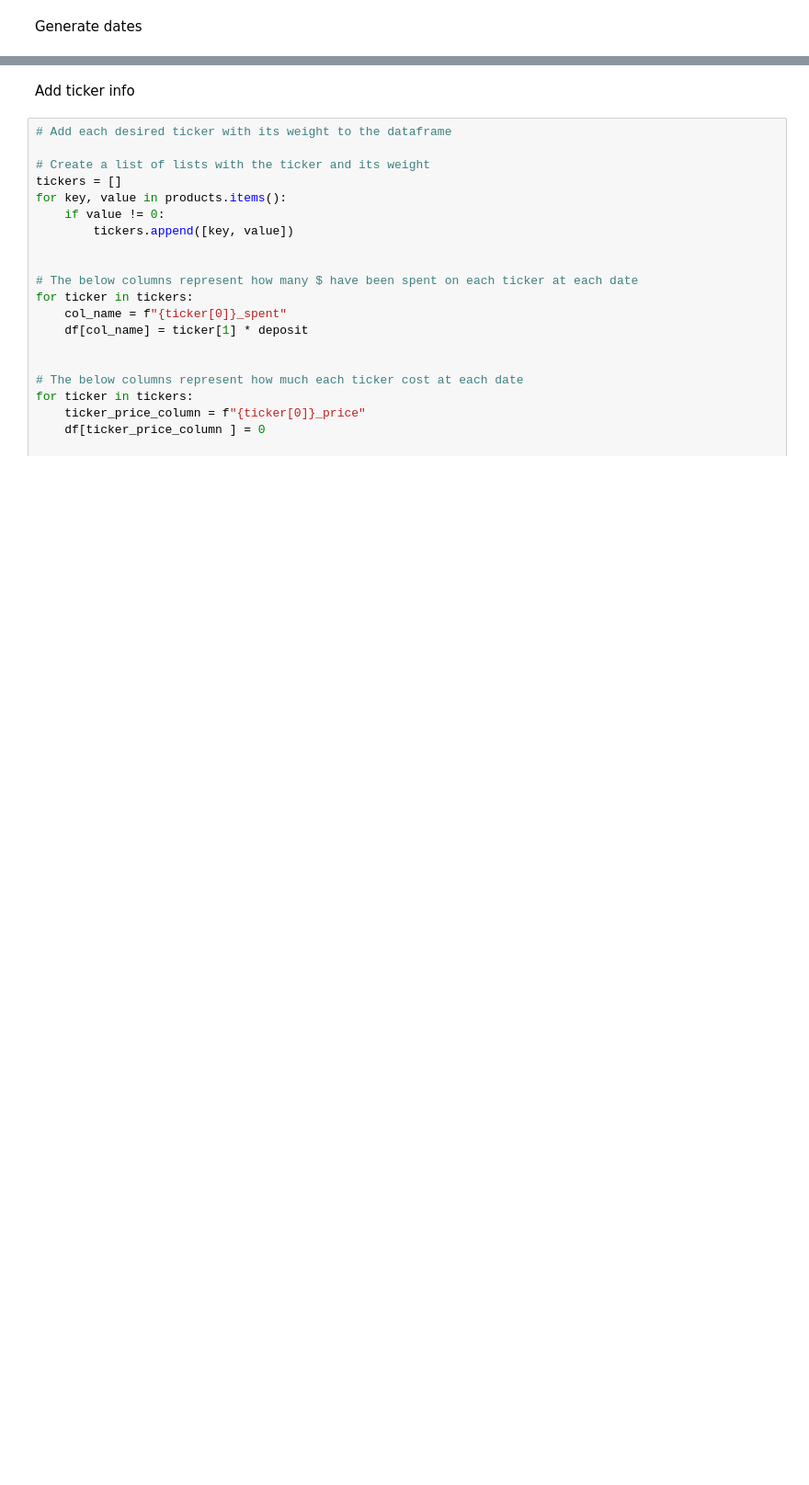
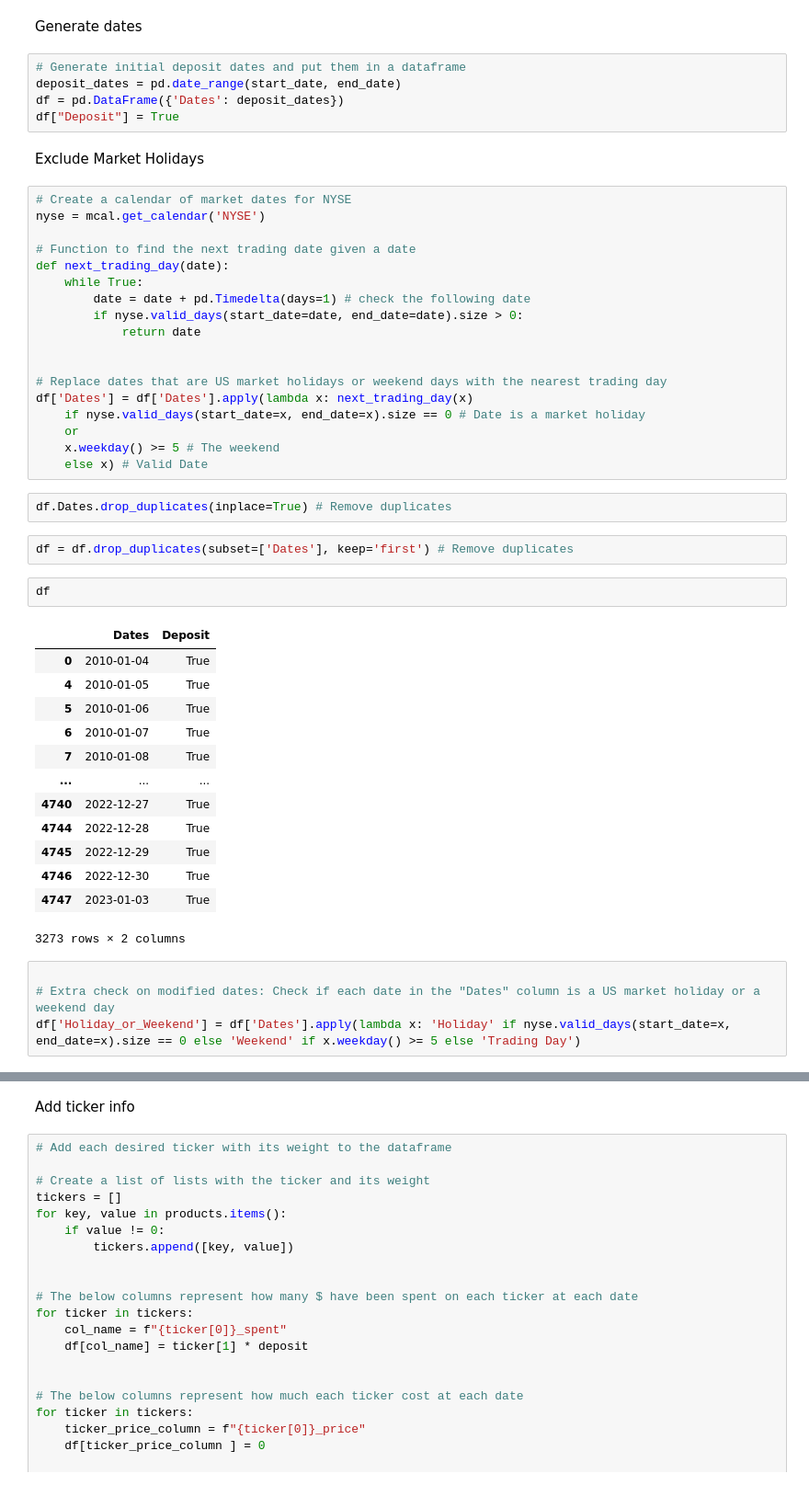
Before and after one commit to feyzijan/PortfolioAnalyzer, a Jupyter notebook: PortfolioSelection.ipynb, the cells around one changed output, grey strips where cells are left out. Shown at 92% size. Saved outputs shown, nothing was run; the diff lists cells and outputs as text; blank space fills up the shorter version.

```diff
--- a/Backtester.ipynb
+++ b/PortfolioSelection.ipynb
@@ -58,3 +56,52 @@ def generate_deposits_dataframe(products, start_date, end_date, frequency, depos
 # %% [markdown]
 Generate dates
+# %%
+# Generate initial deposit dates and put them in a dataframe
+deposit_dates = pd.date_range(start_date, end_date)
+df = pd.DataFrame({'Dates': deposit_dates})
+df["Deposit"] = True
+# %% [markdown]
+Exclude Market Holidays
+# %%
+# Create a calendar of market dates for NYSE
+nyse = mcal.get_calendar('NYSE')
+
+# Function to find the next trading date given a date
+def next_trading_day(date):
+    while True:
+        date = date + pd.Timedelta(days=1) # check the following date
+        if nyse.valid_days(start_date=date, end_date=date).size > 0:
+            return date
+
+
+# Replace dates that are US market holidays or weekend days with the nearest trading day
+df['Dates'] = df['Dates'].apply(lambda x: next_trading_day(x)
+    if nyse.valid_days(start_date=x, end_date=x).size == 0 # Date is a market holiday
+    or
+    x.weekday() >= 5 # The weekend
+    else x) # Valid Date
+# %%
+df.Dates.drop_duplicates(inplace=True) # Remove duplicates
+# %%
+df = df.drop_duplicates(subset=['Dates'], keep='first') # Remove duplicates
+# %%
+df
+# %% [output]
+|  | Dates | Deposit |
+| 0 | 2010-01-04 | True |
+| 4 | 2010-01-05 | True |
+| 5 | 2010-01-06 | True |
+| 6 | 2010-01-07 | True |
+| 7 | 2010-01-08 | True |
+| ... | ... | ... |
+| 4740 | 2022-12-27 | True |
+| 4744 | 2022-12-28 | True |
+| 4745 | 2022-12-29 | True |
+| 4746 | 2022-12-30 | True |
+| 4747 | 2023-01-03 | True |
+3273 rows × 2 columns
+# %%
+
+# Extra check on modified dates: Check if each date in the "Dates" column is a US market holiday or a weekend day
+df['Holiday_or_Weekend'] = df['Dates'].apply(lambda x: 'Holiday' if nyse.valid_days(start_date=x, end_date=x).size == 0 else 'Weekend' if x.weekday() >= 5 else 'Trading Day')
 # %%
```
Also changed, not shown: parts of 28 cells of this notebook, 3 other files.
